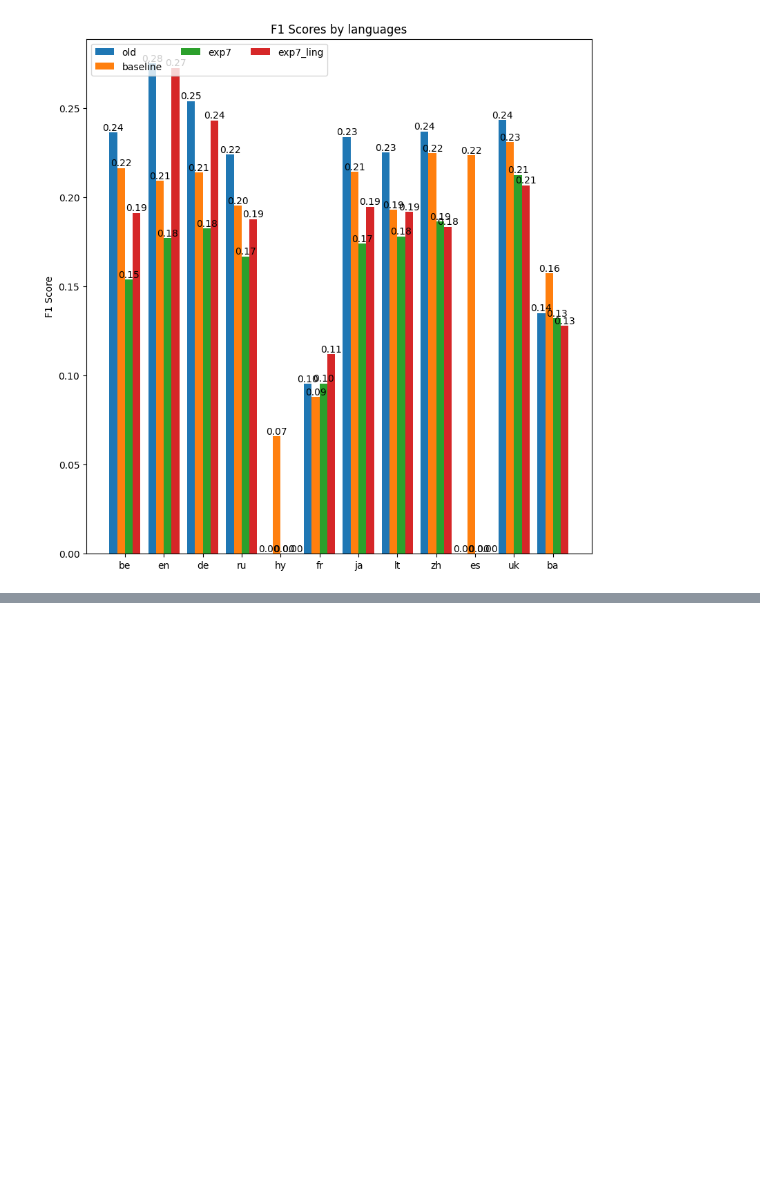
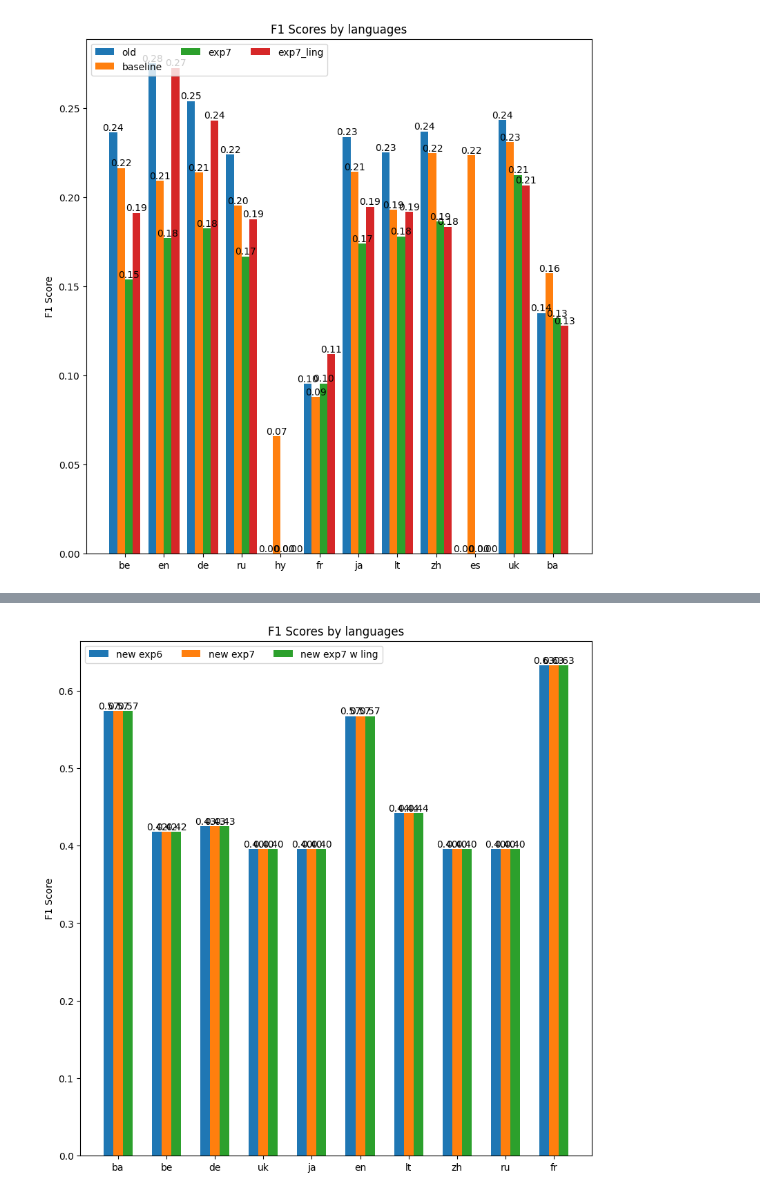
Before and after one commit to dice-group/MST5, a Jupyter notebook: notebooks/eval_results.ipynb, the cells around one changed output, grey strips where cells are left out. Saved outputs shown, nothing was run; the diff lists cells and outputs as text; code cells hidden in the pictures; blank space fills up the shorter version.

```diff
--- a/notebooks/eval_results.ipynb
+++ b/notebooks/eval_results.ipynb
@@ -717,0 +766,3 @@ plot({
+# %%
+new_mistake_exp6= pd.read_csv("../gerbil_results/mt5-xl-lcquad-3000rt-mistake-new.csv")
+new_mistake_exp6
@@ -717,0 +781,3 @@ plot({
+# %%
+new_exp7_wo_ling = pd.read_csv("../gerbil_results/mt5-xl-lcquad-300rt-new.csv")
+new_exp7_wo_ling
@@ -717,0 +796,3 @@ plot({
+# %%
+new_exp7_w_ling = pd.read_csv("../gerbil_results/mt5-xl-lcquad-300rt-ling-new.csv")
+new_exp7_w_ling
@@ -717,0 +811,9 @@ plot({
+# %%
+plot({
+    "new exp6": new_mistake_exp6,
+    "new exp7": new_exp7_wo_ling,
+    "new exp7 w ling": new_exp7_w_ling,
+},
+x_distance=2)
+# %% [output]
+[figure, added]
```
Also changed, not shown: parts of 24 cells of this notebook.
